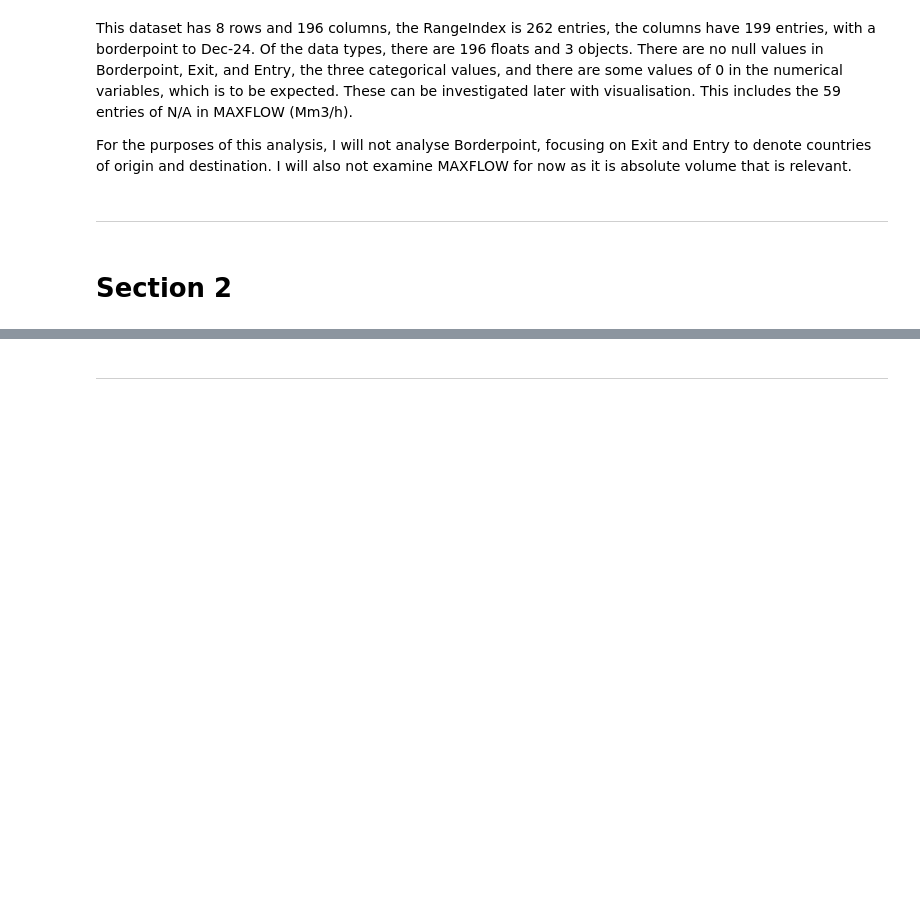
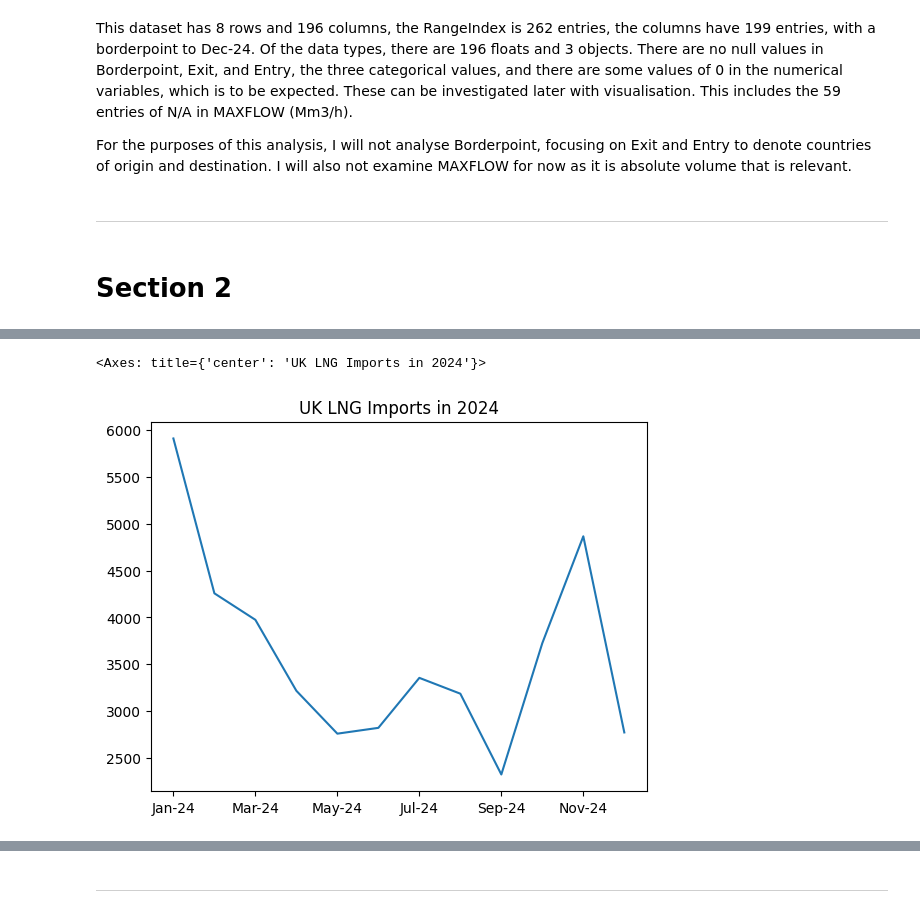
Before and after one commit to suahmed3/capstone, a Jupyter notebook: jupyter_notebooks/Capstone LNG Trading Jupyter Notebook.ipynb, the cells around one changed output, grey strips where cells are left out. Drawn from its saved outputs; the diff is of its cells as text; code cells hidden in the pictures; blank space fills up the shorter version.

```diff
--- a/jupyter_notebooks/Capstone LNG Trading Jupyter Notebook.ipynb
+++ b/jupyter_notebooks/Capstone LNG Trading Jupyter Notebook.ipynb
@@ -118,0 +155,9 @@ ModuleNotFoundError: No module named 'matplotlib'
+# %%
+df_uk = df[df['Entry'] == 'United Kingdom']
+uk_imports_2024 = df_uk[['Jan-24', 'Feb-24', 'Mar-24', 'Apr-24', 'May-24',
+                         'Jun-24', 'Jul-24', 'Aug-24', 'Sep-24', 'Oct-24',
+                         'Nov-24', 'Dec-24']].sum()
+uk_imports_2024.plot(kind='line', x=uk_imports_2024.index, y=uk_imports_2024.values, title='UK LNG Imports in 2024')
+# %% [output]
+<Axes: title={'center': 'UK LNG Imports in 2024'}>
+[figure, added]
```
Also changed, not shown: parts of 12 cells of this notebook, 1 other file.
